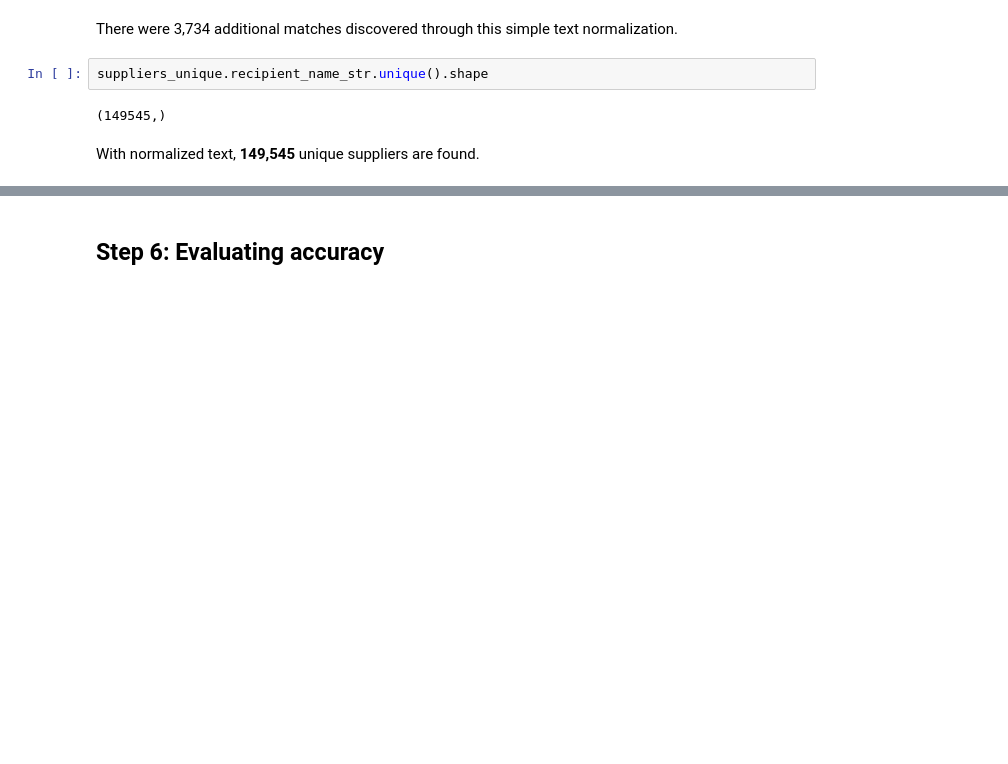
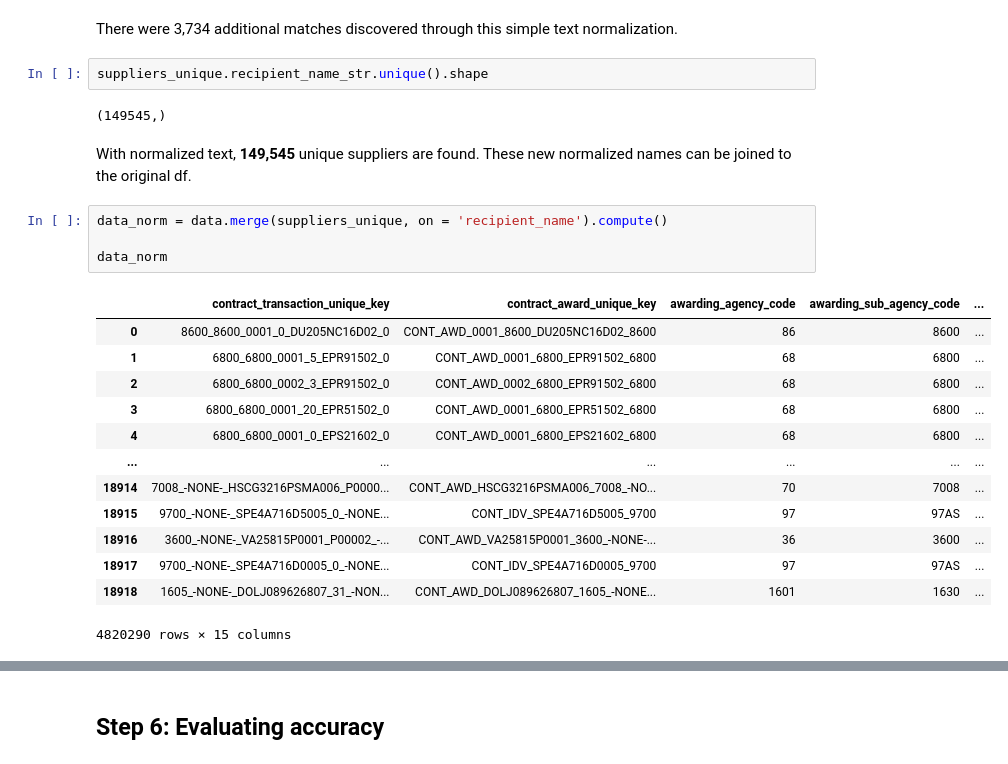
Before and after one commit to shannonmooney/government-spend, a Jupyter notebook: government spend analysis.ipynb, the cells around one changed output, grey strips where cells are left out. Saved outputs shown, nothing was run; the diff lists cells and outputs as text; blank space fills up the shorter version.

Commit message:
matching other column

```diff
--- a/government spend analysis.ipynb
+++ b/government spend analysis.ipynb
@@ -201,4 +201,22 @@ suppliers_unique.recipient_name_str.unique().shape
 # %% [output]
 (149545,)
 # %% [markdown]
-With normalized text, **149,545** unique suppliers are found.
+With normalized text, **149,545** unique suppliers are found. These new normalized names can be joined to the original df.
+# %%
+data_norm = data.merge(suppliers_unique, on = 'recipient_name').compute()
+
+data_norm
+# %% [output]
+|  | contract_transaction_unique_key | contract_award_unique_key | awarding_agency_code | awarding_sub_agency_code | ... |
+| 0 | 8600_8600_0001_0_DU205NC16D02_0 | CONT_AWD_0001_8600_DU205NC16D02_8600 | 86 | 8600 | ... |
+| 1 | 6800_6800_0001_5_EPR91502_0 | CONT_AWD_0001_6800_EPR91502_6800 | 68 | 6800 | ... |
+| 2 | 6800_6800_0002_3_EPR91502_0 | CONT_AWD_0002_6800_EPR91502_6800 | 68 | 6800 | ... |
+| 3 | 6800_6800_0001_20_EPR51502_0 | CONT_AWD_0001_6800_EPR51502_6800 | 68 | 6800 | ... |
+| 4 | 6800_6800_0001_0_EPS21602_0 | CONT_AWD_0001_6800_EPS21602_6800 | 68 | 6800 | ... |
+| ... | ... | ... | ... | ... | ... |
+| 18914 | 7008_-NONE-_HSCG3216PSMA006_P0000... | CONT_AWD_HSCG3216PSMA006_7008_-NO... | 70 | 7008 | ... |
+| 18915 | 9700_-NONE-_SPE4A716D5005_0_-NONE... | CONT_IDV_SPE4A716D5005_9700 | 97 | 97AS | ... |
+| 18916 | 3600_-NONE-_VA25815P0001_P00002_-... | CONT_AWD_VA25815P0001_3600_-NONE-... | 36 | 3600 | ... |
+| 18917 | 9700_-NONE-_SPE4A716D0005_0_-NONE... | CONT_IDV_SPE4A716D0005_9700 | 97 | 97AS | ... |
+| 18918 | 1605_-NONE-_DOLJ089626807_31_-NON... | CONT_AWD_DOLJ089626807_1605_-NONE... | 1601 | 1630 | ... |
+4820290 rows × 15 columns
```
Also changed, not shown: parts of 6 cells of this notebook.
